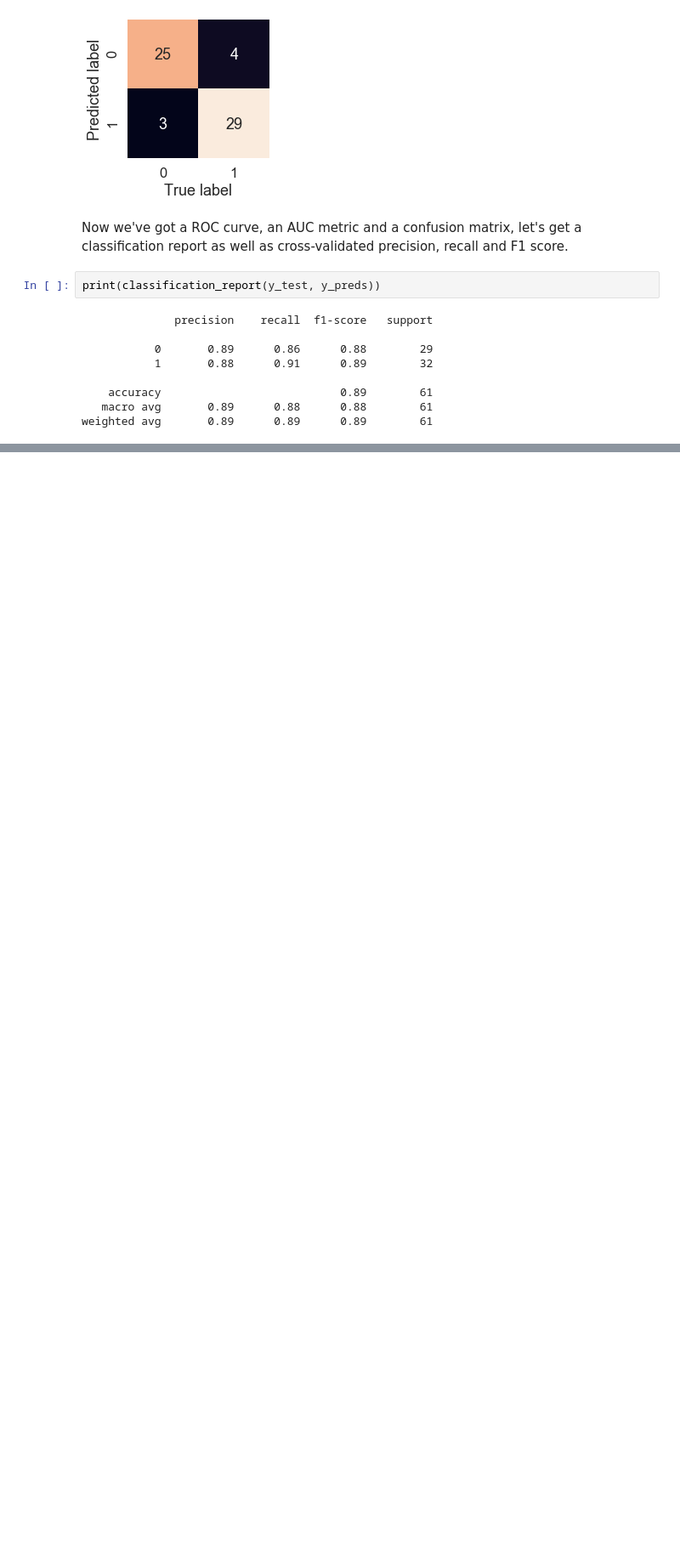
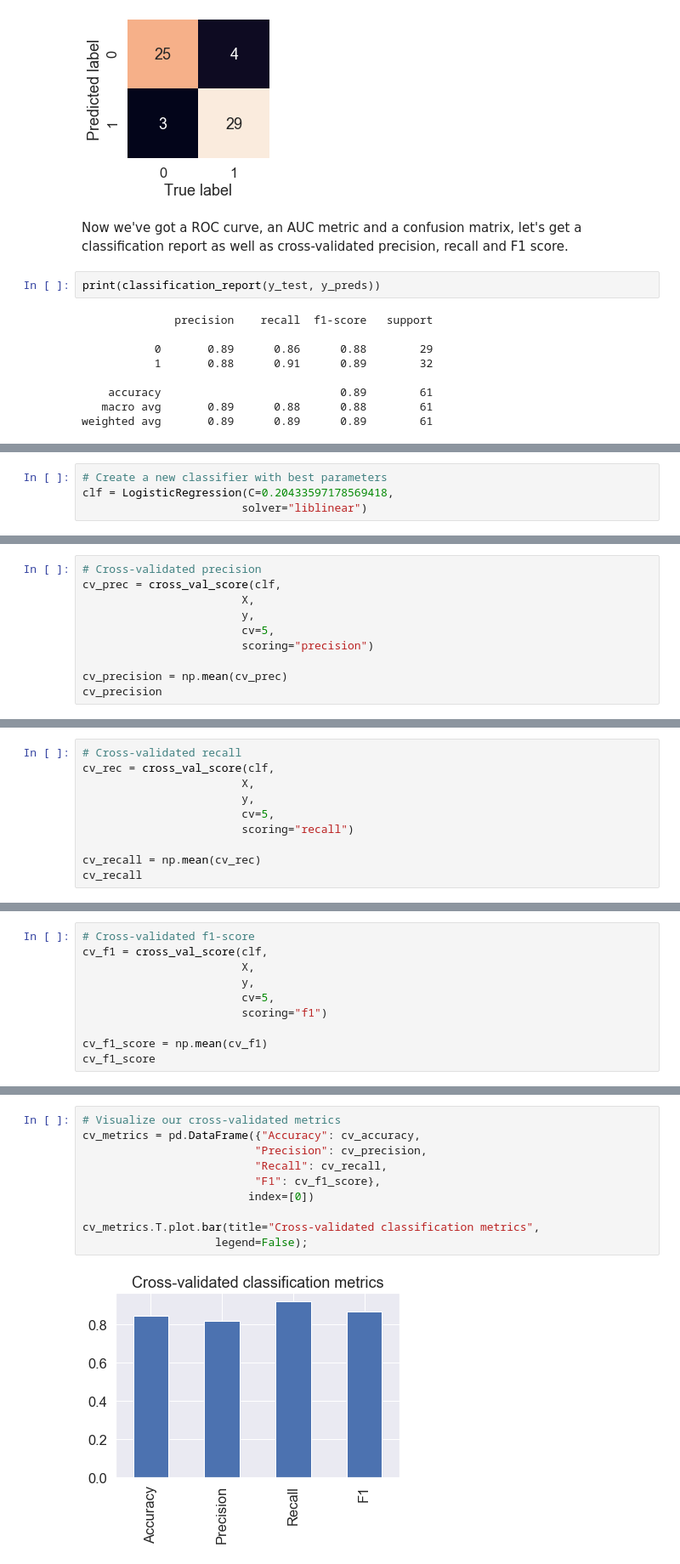
Before and after one commit to derekadams-uas/heart-disease-classification, a Jupyter notebook: Heart_Disease_Classification.ipynb, the cells around one changed output, grey strips where cells are left out. Shown at 85% size. Drawn from its saved outputs; the diff is of its cells as text; blank space fills up the shorter version.

Commit message:
added cross validated evaluation metrics with plot

```diff
--- a/Heart_Disease_Classification.ipynb
+++ b/Heart_Disease_Classification.ipynb
@@ -783,0 +793,4 @@ weighted avg       0.89      0.89      0.89        61
+# %%
+# Create a new classifier with best parameters
+clf = LogisticRegression(C=0.20433597178569418,
+                        solver="liblinear")
@@ -783,0 +809,10 @@ weighted avg       0.89      0.89      0.89        61
+# %%
+# Cross-validated precision
+cv_prec = cross_val_score(clf,
+                        X,
+                        y,
+                        cv=5,
+                        scoring="precision")
+
+cv_precision = np.mean(cv_prec)
+cv_precision
@@ -783,0 +821,10 @@ weighted avg       0.89      0.89      0.89        61
+# %%
+# Cross-validated recall
+cv_rec = cross_val_score(clf,
+                        X,
+                        y,
+                        cv=5,
+                        scoring="recall")
+
+cv_recall = np.mean(cv_rec)
+cv_recall
@@ -783,0 +833,10 @@ weighted avg       0.89      0.89      0.89        61
+# %%
+# Cross-validated f1-score
+cv_f1 = cross_val_score(clf,
+                        X,
+                        y,
+                        cv=5,
+                        scoring="f1")
+
+cv_f1_score = np.mean(cv_f1)
+cv_f1_score
@@ -783,0 +845,12 @@ weighted avg       0.89      0.89      0.89        61
+# %%
+# Visualize our cross-validated metrics
+cv_metrics = pd.DataFrame({"Accuracy": cv_accuracy,
+                          "Precision": cv_precision,
+                          "Recall": cv_recall,
+                          "F1": cv_f1_score},
+                         index=[0])
+
+cv_metrics.T.plot.bar(title="Cross-validated classification metrics",
+                    legend=False);
+# %% [output]
+[figure, added]
```
Also changed, not shown: parts of 6 cells of this notebook.
